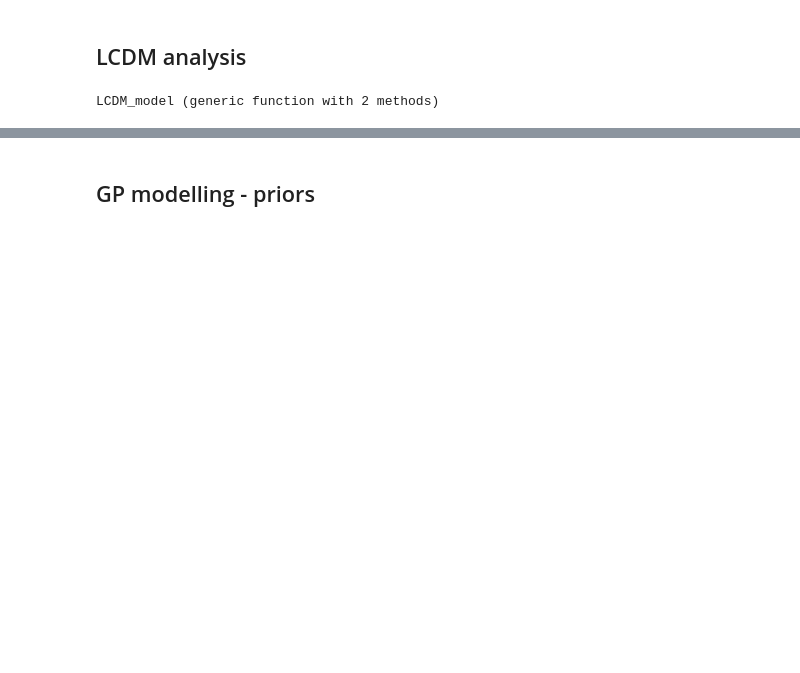
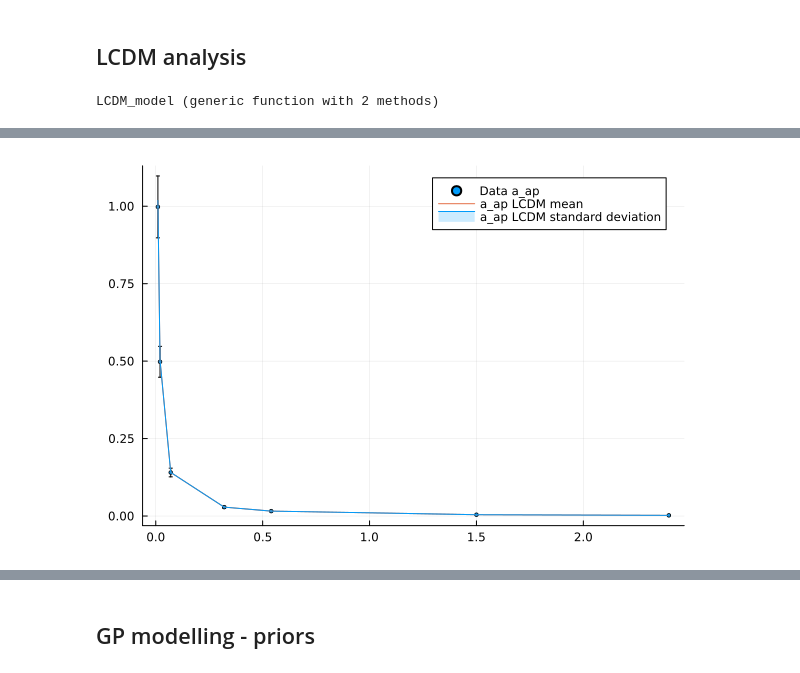
Before and after one commit to JaimeRZP/wb_gp, a Jupyter notebook: Tanvi/alpha_param.ipynb, the cells around one changed output, grey strips where cells are left out. Saved outputs shown, nothing was run; the diff lists cells and outputs as text; code cells hidden in the pictures; blank space fills up the shorter version.

```diff
--- a/Tanvi/alpha_param.ipynb
+++ b/Tanvi/alpha_param.ipynb
@@ -326,7 +272,9 @@ plot!(fakedataaiso.z, vec(hz_lcdm_m .- hz_lcdm_s),  fillrange = vec(hz_lcdm_m .+
 # %%
-plot(fakedataaap.z, fakedataaap.data, yerr=aap_err, label="Data chi", ms=2, seriestype=:scatter)
-plot!(fakedataaap.z, vec(dm_lcdm_m), label="Chi LCDM mean")
-plot!(fakedataaap.z, vec(dm_lcdm_m .- dm_lcdm_s),  fillrange = vec(dm_lcdm_m .+ dm_lcdm_s), fillalpha=0.2, c=1, label="Chi LCDM standard deviation")
+plot(fakedataaap.z, fakedataaap.data, yerr=aap_err, label="Data a_ap", ms=2, seriestype=:scatter)
+plot!(fakedataaap.z, vec(dm_lcdm_m), label="a_ap LCDM mean")
+plot!(fakedataaap.z, vec(dm_lcdm_m .- dm_lcdm_s),  fillrange = vec(dm_lcdm_m .+ dm_lcdm_s), fillalpha=0.2, c=1, label="a_ap LCDM standard deviation")
+# %% [output]
+[figure, added]
 # %%
 plot(fakedatafs8.z, fakedatafs8.data, yerr=fs8_err, label="Data fs8", ms=2, seriestype=:scatter)
 plot!(fakedatafs8.z, vec(fs8_lcdm_m), label="fs8 lcdm")
```
Also changed, not shown: parts of 28 cells of this notebook.
